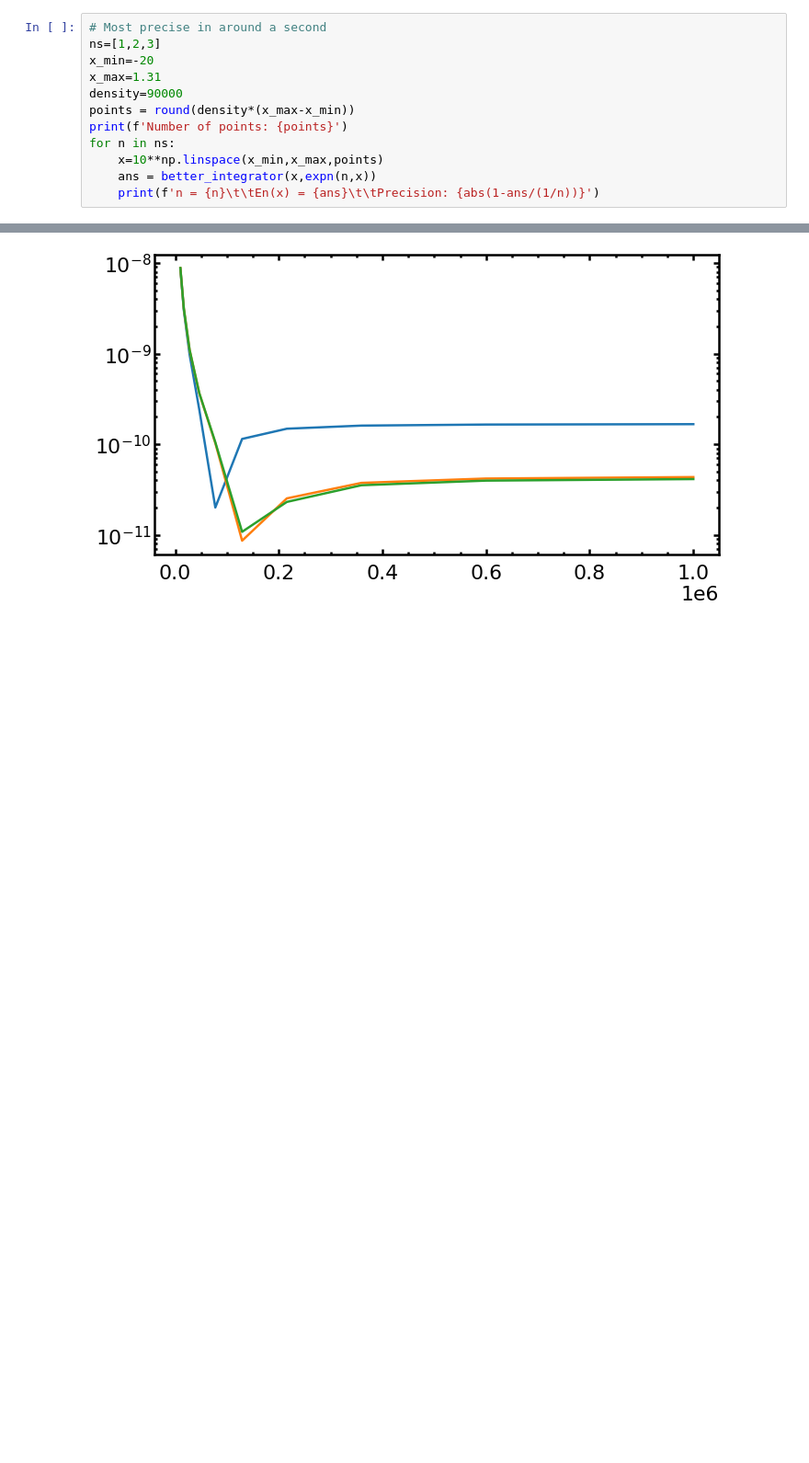
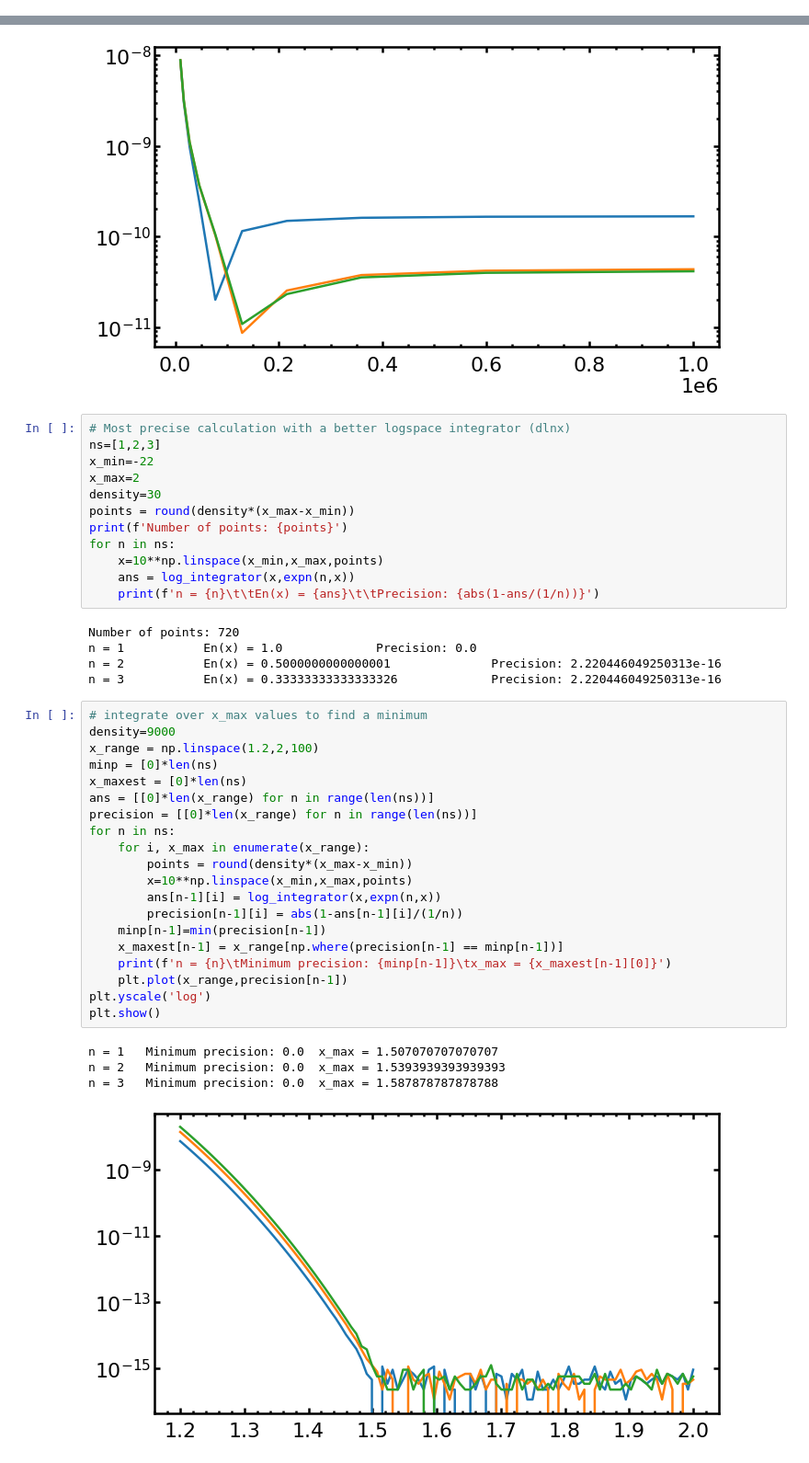
Before and after one commit to Tusay/530_Stellar_Atmospheres, a Jupyter notebook: HW_04/HW_04.ipynb, the cells around one changed output, grey strips where cells are left out. Shown at 92% size. Cells and saved outputs as stored; diff of their text form; blank space fills up the shorter version.

```diff
--- a/HW_04/HW_04.ipynb
+++ b/HW_04/HW_04.ipynb
@@ -42,12 +29,0 @@ plt.show()
-# %%
-# Most precise in around a second
-ns=[1,2,3]
-x_min=-20
-x_max=1.31
-density=90000
-points = round(density*(x_max-x_min))
-print(f'Number of points: {points}')
-for n in ns:
-    x=10**np.linspace(x_min,x_max,points)
-    ans = better_integrator(x,expn(n,x))
-    print(f'n = {n}\t\tEn(x) = {ans}\t\tPrecision: {abs(1-ans/(1/n))}')
@@ -156,3 +127,45 @@ n = 1           Minimum precision: 2.006095289885934e-11                points =
 n = 2           Minimum precision: 8.637979220793568e-12                points = 2754784
 n = 3           Minimum precision: 1.081912337497215e-11                points = 2755828
 [figure]
+# %%
+# Most precise calculation with a better logspace integrator (dlnx)
+ns=[1,2,3]
+x_min=-22
+x_max=2
+density=30
+points = round(density*(x_max-x_min))
+print(f'Number of points: {points}')
+for n in ns:
+    x=10**np.linspace(x_min,x_max,points)
+    ans = log_integrator(x,expn(n,x))
+    print(f'n = {n}\t\tEn(x) = {ans}\t\tPrecision: {abs(1-ans/(1/n))}')
+# %% [output]
+Number of points: 720
+n = 1           En(x) = 1.0             Precision: 0.0
+n = 2           En(x) = 0.5000000000000001              Precision: 2.220446049250313e-16
+n = 3           En(x) = 0.33333333333333326             Precision: 2.220446049250313e-16
+# %%
+# integrate over x_max values to find a minimum
+density=9000
+x_range = np.linspace(1.2,2,100)
+minp = [0]*len(ns)
+x_maxest = [0]*len(ns)
+ans = [[0]*len(x_range) for n in range(len(ns))]
+precision = [[0]*len(x_range) for n in range(len(ns))]
+for n in ns:
+    for i, x_max in enumerate(x_range):
+        points = round(density*(x_max-x_min))
+        x=10**np.linspace(x_min,x_max,points)
+        ans[n-1][i] = log_integrator(x,expn(n,x))
+        precision[n-1][i] = abs(1-ans[n-1][i]/(1/n))
+    minp[n-1]=min(precision[n-1])
+    x_maxest[n-1] = x_range[np.where(precision[n-1] == minp[n-1])]
+    print(f'n = {n}\tMinimum precision: {minp[n-1]}\tx_max = {x_maxest[n-1][0]}')
+    plt.plot(x_range,precision[n-1])
+plt.yscale('log')
+plt.show()
+# %% [output]
+n = 1   Minimum precision: 0.0  x_max = 1.507070707070707
+n = 2   Minimum precision: 0.0  x_max = 1.5393939393939393
+n = 3   Minimum precision: 0.0  x_max = 1.587878787878788
+[figure, added]
```
Also changed, not shown: parts of 9 cells of this notebook.
